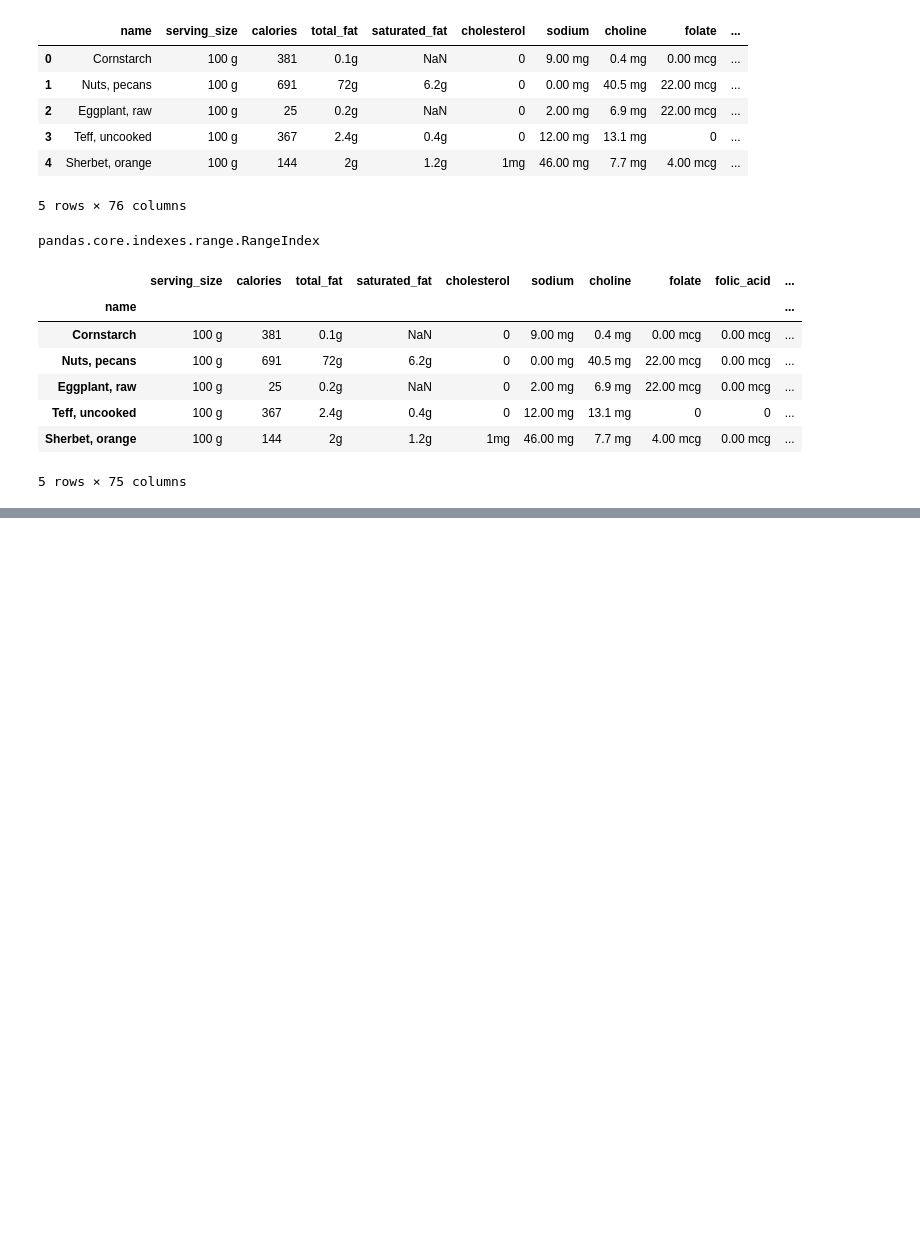
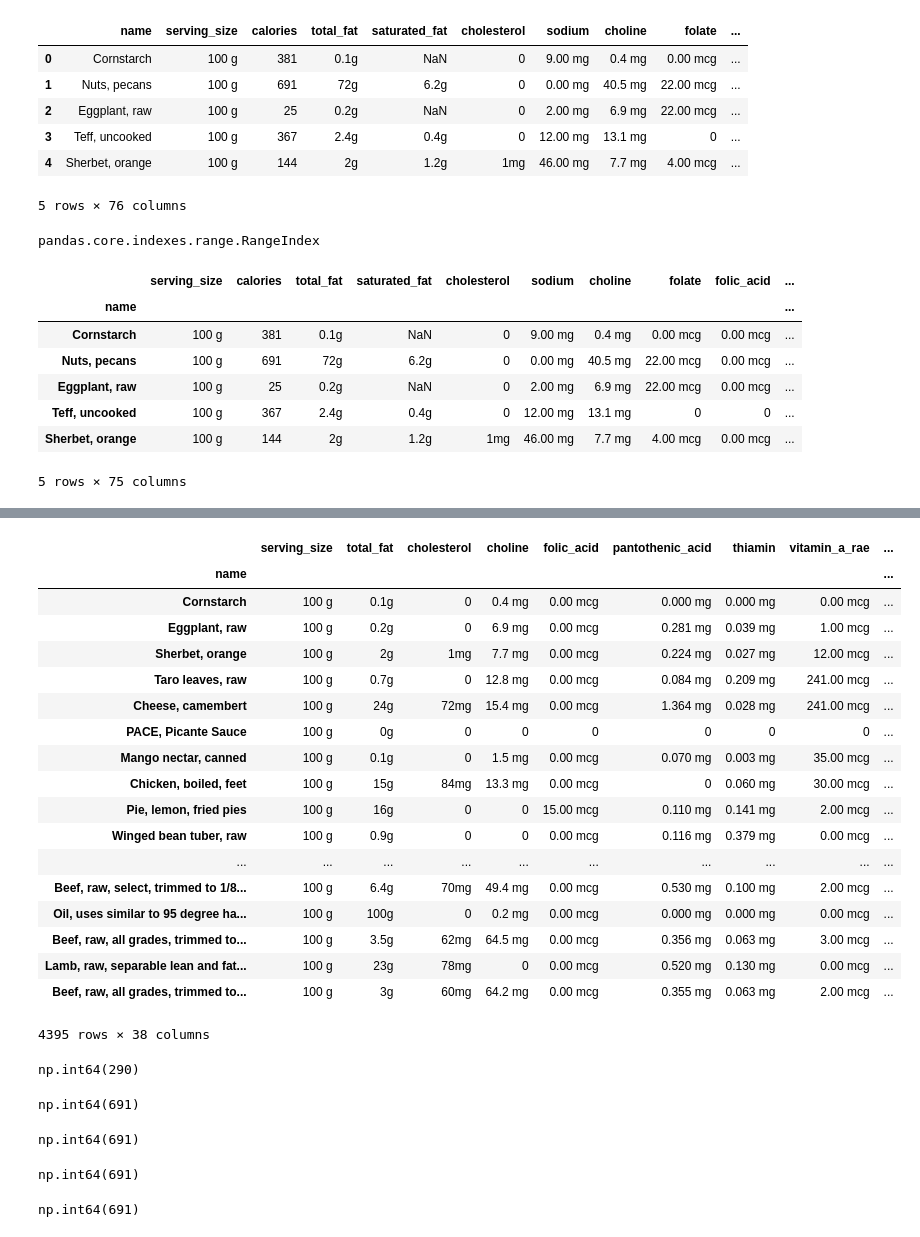
Before and after one commit to kprashant49/Projects, a Jupyter notebook: misc_projects/pandas_lecture_practice.ipynb, the cells around one changed output, grey strips where cells are left out. Drawn from its saved outputs; the diff is of its cells as text; code cells hidden in the pictures; blank space fills up the shorter version.

```diff
--- a/misc_projects/pandas_lecture_practice.ipynb
+++ b/misc_projects/pandas_lecture_practice.ipynb
@@ -2975,0 +3159,45 @@ nutrition.head()
+# %%
+nutrition.iloc[
+                [True if i%2==0 else False for i in range(nutrition.shape[0])],
+                [True if i%2==0 else False for i in range(nutrition.shape[1])]
+]
+# %% [output]
+|  | serving_size | total_fat | cholesterol | choline | folic_acid | pantothenic_acid | thiamin | vitamin_a_rae | ... |
+| name |  |  |  |  |  |  |  |  | ... |
+| Cornstarch | 100 g | 0.1g | 0 | 0.4 mg | 0.00 mcg | 0.000 mg | 0.000 mg | 0.00 mcg | ... |
+| Eggplant, raw | 100 g | 0.2g | 0 | 6.9 mg | 0.00 mcg | 0.281 mg | 0.039 mg | 1.00 mcg | ... |
+| Sherbet, orange | 100 g | 2g | 1mg | 7.7 mg | 0.00 mcg | 0.224 mg | 0.027 mg | 12.00 mcg | ... |
+| Taro leaves, raw | 100 g | 0.7g | 0 | 12.8 mg | 0.00 mcg | 0.084 mg | 0.209 mg | 241.00 mcg | ... |
+| Cheese, camembert | 100 g | 24g | 72mg | 15.4 mg | 0.00 mcg | 1.364 mg | 0.028 mg | 241.00 mcg | ... |
+| PACE, Picante Sauce | 100 g | 0g | 0 | 0 | 0 | 0 | 0 | 0 | ... |
+| Mango nectar, canned | 100 g | 0.1g | 0 | 1.5 mg | 0.00 mcg | 0.070 mg | 0.003 mg | 35.00 mcg | ... |
+| Chicken, boiled, feet | 100 g | 15g | 84mg | 13.3 mg | 0.00 mcg | 0 | 0.060 mg | 30.00 mcg | ... |
+| Pie, lemon, fried pies | 100 g | 16g | 0 | 0 | 15.00 mcg | 0.110 mg | 0.141 mg | 2.00 mcg | ... |
+| Winged bean tuber, raw | 100 g | 0.9g | 0 | 0 | 0.00 mcg | 0.116 mg | 0.379 mg | 0.00 mcg | ... |
+| ... | ... | ... | ... | ... | ... | ... | ... | ... | ... |
+| Beef, raw, select, trimmed to 1/8... | 100 g | 6.4g | 70mg | 49.4 mg | 0.00 mcg | 0.530 mg | 0.100 mg | 2.00 mcg | ... |
+| Oil, uses similar to 95 degree ha... | 100 g | 100g | 0 | 0.2 mg | 0.00 mcg | 0.000 mg | 0.000 mg | 0.00 mcg | ... |
+| Beef, raw, all grades, trimmed to... | 100 g | 3.5g | 62mg | 64.5 mg | 0.00 mcg | 0.356 mg | 0.063 mg | 3.00 mcg | ... |
+| Lamb, raw, separable lean and fat... | 100 g | 23g | 78mg | 0 | 0.00 mcg | 0.520 mg | 0.130 mg | 0.00 mcg | ... |
+| Beef, raw, all grades, trimmed to... | 100 g | 3g | 60mg | 64.2 mg | 0.00 mcg | 0.355 mg | 0.063 mg | 2.00 mcg | ... |
+4395 rows × 38 columns
+# %%
+nutrition.iloc[9,1]
+# %% [output]
+np.int64(290)
+# %%
+nutrition.loc['Nuts, pecans','calories']
+# %% [output]
+np.int64(691)
+# %%
+nutrition.iloc[1,1]
+# %% [output]
+np.int64(691)
+# %%
+nutrition.at['Nuts, pecans','calories']
+# %% [output]
+np.int64(691)
+# %%
+nutrition.iat[1,1]
+# %% [output]
+np.int64(691)
```
Also changed, not shown: parts of 40 cells of this notebook.
